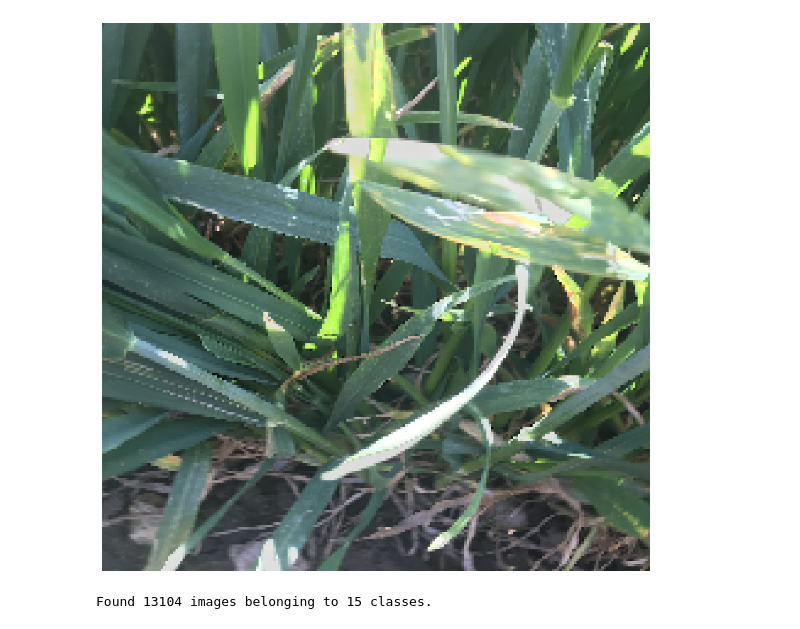
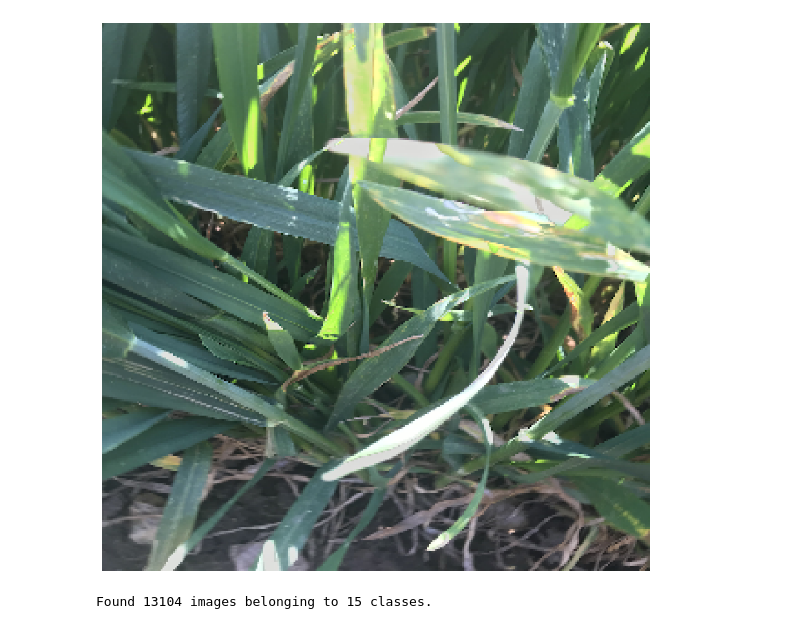
Before and after one commit to Tharunopi/Design-project-2k24, a Jupyter notebook: VGC16_train.ipynb, the cells around one changed output. Cells and saved outputs as stored; diff of their text form; code cells hidden in the pictures.

```diff
--- a/VGC16_train.ipynb
+++ b/VGC16_train.ipynb
@@ -7,13 +9,13 @@ from keras.preprocessing import image
 # %%
-test_image =image.load_img(r"E:\Dataset\wheat disease\data\test\septoria_test\septoria_14.png", target_size = (224, 224))
+test_image =image.load_img(r"E:\Dataset\wheat disease\data\test\septoria_test\septoria_14.png", target_size = (300, 300))
 
 test_image = image.img_to_array(test_image)
 plt.figure(figsize=(12, 12))
 plt.imshow(test_image.astype(np.uint8))
 plt.axis("off")
 plt.show()
 # %% [output]
-[figure, old version]
+[figure, new version]
 # %%
 def train_dg(path):
 
```
Also changed, not shown: parts of 10 cells of this notebook, 4 other files.
